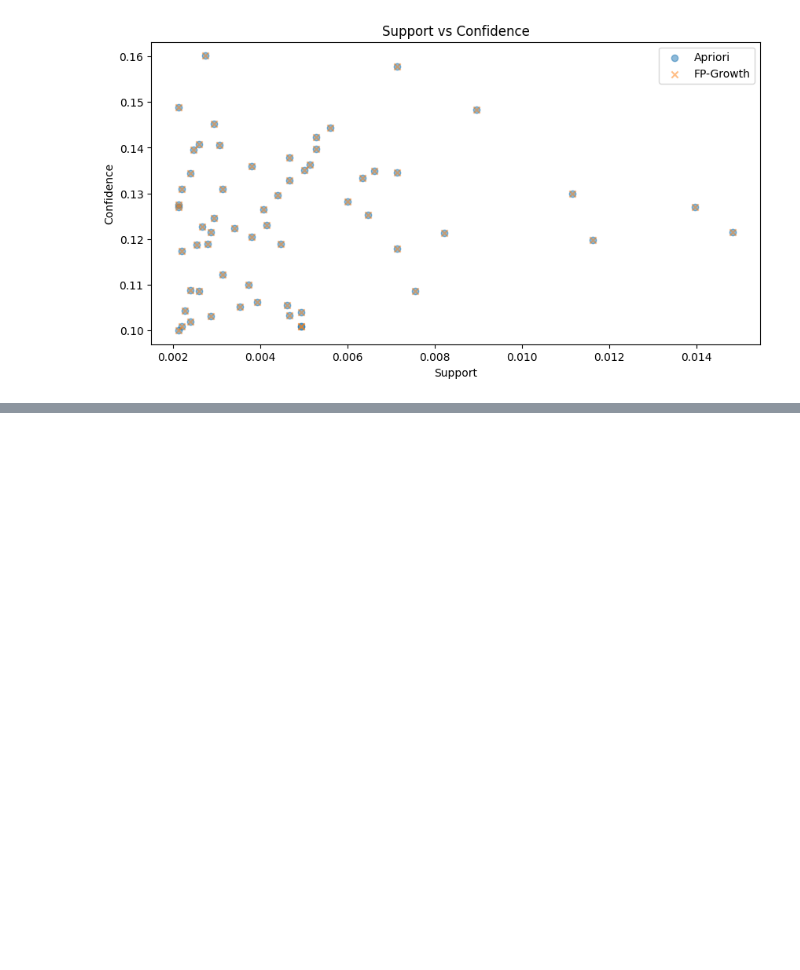
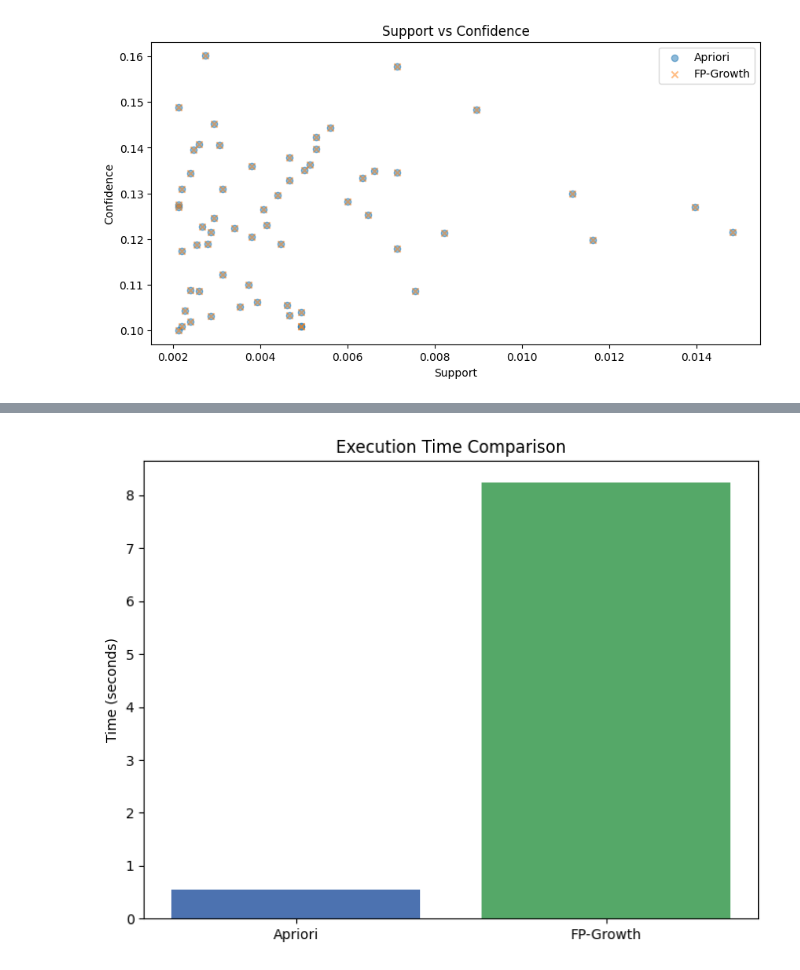
Before and after one commit to NA7RAWY/Comprehensive-Data-Mining-on-Health-Workout-Dataset, a Jupyter notebook: AssociationRule/Preprocessing.ipynb, the cells around one changed output, grey strips where cells are left out. Cells and saved outputs as stored; diff of their text form; code cells hidden in the pictures; blank space fills up the shorter version.

```diff
--- a/AssociationRule/Preprocessing.ipynb
+++ b/AssociationRule/Preprocessing.ipynb
@@ -126,0 +148,12 @@ Apriori Association Rules:
+# %%
+start_apriori = time.time()
+frequent_itemsets_apriori = apriori(basket_encoded, min_support=0.002, use_colnames=True)
+rules_apriori = association_rules(frequent_itemsets_apriori, metric="confidence", min_threshold=0.1, num_itemsets=None)
+end_apriori = time.time()
+time_apriori = end_apriori - start_apriori
+# %%
+start_fpgrowth = time.time()
+frequent_itemsets_fpgrowth = fpgrowth(basket_encoded, min_support=0.002, use_colnames=True)
+rules_fpgrowth = association_rules(frequent_itemsets_fpgrowth, metric="confidence", min_threshold=0.1, num_itemsets=None)
+end_fpgrowth = time.time()
+time_fpgrowth = end_fpgrowth - start_fpgrowth
@@ -126,0 +179,8 @@ Apriori Association Rules:
+# %%
+plt.figure(figsize=(8, 6))
+plt.bar(['Apriori', 'FP-Growth'], [time_apriori, time_fpgrowth], color=['#4C72B0', '#55A868'])
+plt.title("Execution Time Comparison")
+plt.ylabel("Time (seconds)")
+plt.show()
+# %% [output]
+[figure, added]
```
Also changed, not shown: parts of 8 cells of this notebook, 2 other files.
